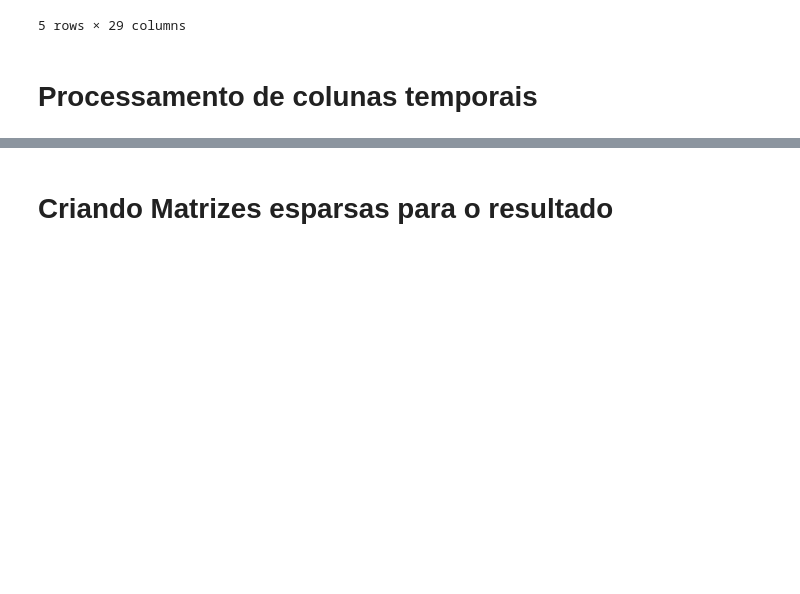
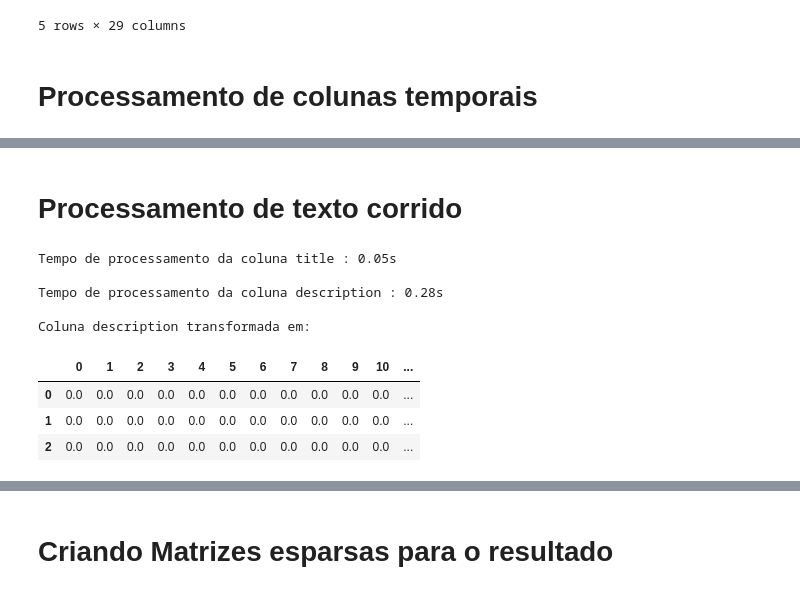
Before and after one commit to vinicius-alves/Kaggle-Avito-Challenge, a Jupyter notebook: notebook pré-processamento.ipynb, the cells around one changed output, grey strips where cells are left out. Cells and saved outputs as stored; diff of their text form; code cells hidden in the pictures; blank space fills up the shorter version.

Commit message:
Otimizações no pré-processamento dos dados

```diff
--- a/notebook pré-processamento.ipynb
+++ b/notebook pré-processamento.ipynb
@@ -42,6 +42,9 @@ print('Tempo de carregamento dos CSVs: '+str("%.2f" % (end - start))+'s\n')
 text_columns        = ["title","description"]
 categorical_columns = ["user_type","parent_category_name","category_name", "user_id","param_1","param_2","param_3"]
 numeric_columns     = ["price","image_top_1","item_seq_number"]
+
+matrizes_train_resultado = []
+matrizes_test_resultado = []
 # %% [output]
 Tempo de carregamento dos CSVs: 0.01s
 # %% [markdown]
@@ -222,3 +225,74 @@ Tempo de processamento da coluna de datas : 0.01s
 | 3 | 3ce3c2318b16 | Бытовая электроника | Товары для компьютера | Мониторы | Обувь | > 50 (XXL) | Монитор acer 18.5 | Продам манитор 18.5 v193HQV. В хо... | ... |
 | 4 | 6630d724bbf5 | Личные вещи | Детская одежда и обувь | Для девочек | Обувь | 25 | Туфли moschino | Очень красивые стильные туфельки,... | ... |
 5 rows × 31 columns
+# %% [markdown]
+# Processamento de texto corrido
+# %%
+from sklearn.feature_extraction.text import CountVectorizer
+from nltk.stem.snowball import RussianStemmer
+from sklearn.feature_extraction.text import TfidfVectorizer
+from IPython.core.display import HTML
+
+exibir_dataframe = lambda dataframe: display(HTML(dataframe.head(5).to_html()))
+
+#Stop words russas
+stop_words_ru = open('data/stopwords.txt', encoding='utf8').read().split('\n')
+
+def stemmed_words(doc):
+    stemmer = RussianStemmer()
+    analyzer = CountVectorizer().build_analyzer()
+    return (stemmer.stem(w) for w in analyzer(doc))
+
+#Pré processa os dados
+for column in text_columns:
+
+    start = time.time()
+
+    # Removendo stop words
+    # necessário passar tudo para minúsculo antes
+    # df_train[column].replace(stop_words_ru, '', inplace=True)
+    # df_test[column].replace(stop_words_ru, '', inplace=True)
+
+    serie_all_data = pd.concat([df_train[column], df_test [column]],copy=False)
+
+    # Criando tfIdfVectorizer
+    tfidf = TfidfVectorizer(sublinear_tf=True, analyzer=stemmed_words,
+                        lowercase=True, min_df = 2, max_df=0.8, dtype = np.float32)
+
+    # fit
+    tfidf.fit(serie_all_data)
+    serie_all_data = None
+
+    # transform
+    train_column_transformed = tfidf.transform(df_train[column])
+    test_column_transformed  = tfidf.transform(df_test[column])
+
+    # apagando colunas antigas
+    df_train.drop(columns=[column],inplace=True)
+    df_test.drop (columns=[column],inplace=True)
+
+    # Salvando matrizes de resultado
+    matrizes_train_resultado.append(train_column_transformed)
+    matrizes_test_resultado.append(test_column_transformed)
+
+    end = time.time()
+
+    print('Tempo de processamento da coluna '+column+' : '+str("%.2f" % (end - start))+'s\n')
+
+print("Coluna "+column+ " transformada em:")
+exibir_dataframe(pd.DataFrame(train_column_transformed[:3].toarray()))
+
+# Limpando memória
+train_column_transformed = None
+test_column_transformed  = None
+tfidf = None
+# %% [output]
+Tempo de processamento da coluna title : 0.05s
+
+Tempo de processamento da coluna description : 0.28s
+
+Coluna description transformada em:
+|  | 0 | 1 | 2 | 3 | 4 | 5 | 6 | 7 | 8 | 9 | 10 | ... |
+| 0 | 0.0 | 0.0 | 0.0 | 0.0 | 0.0 | 0.0 | 0.0 | 0.0 | 0.0 | 0.0 | 0.0 | ... |
+| 1 | 0.0 | 0.0 | 0.0 | 0.0 | 0.0 | 0.0 | 0.0 | 0.0 | 0.0 | 0.0 | 0.0 | ... |
+| 2 | 0.0 | 0.0 | 0.0 | 0.0 | 0.0 | 0.0 | 0.0 | 0.0 | 0.0 | 0.0 | 0.0 | ... |
```
Also changed, not shown: parts of 17 cells of this notebook.
